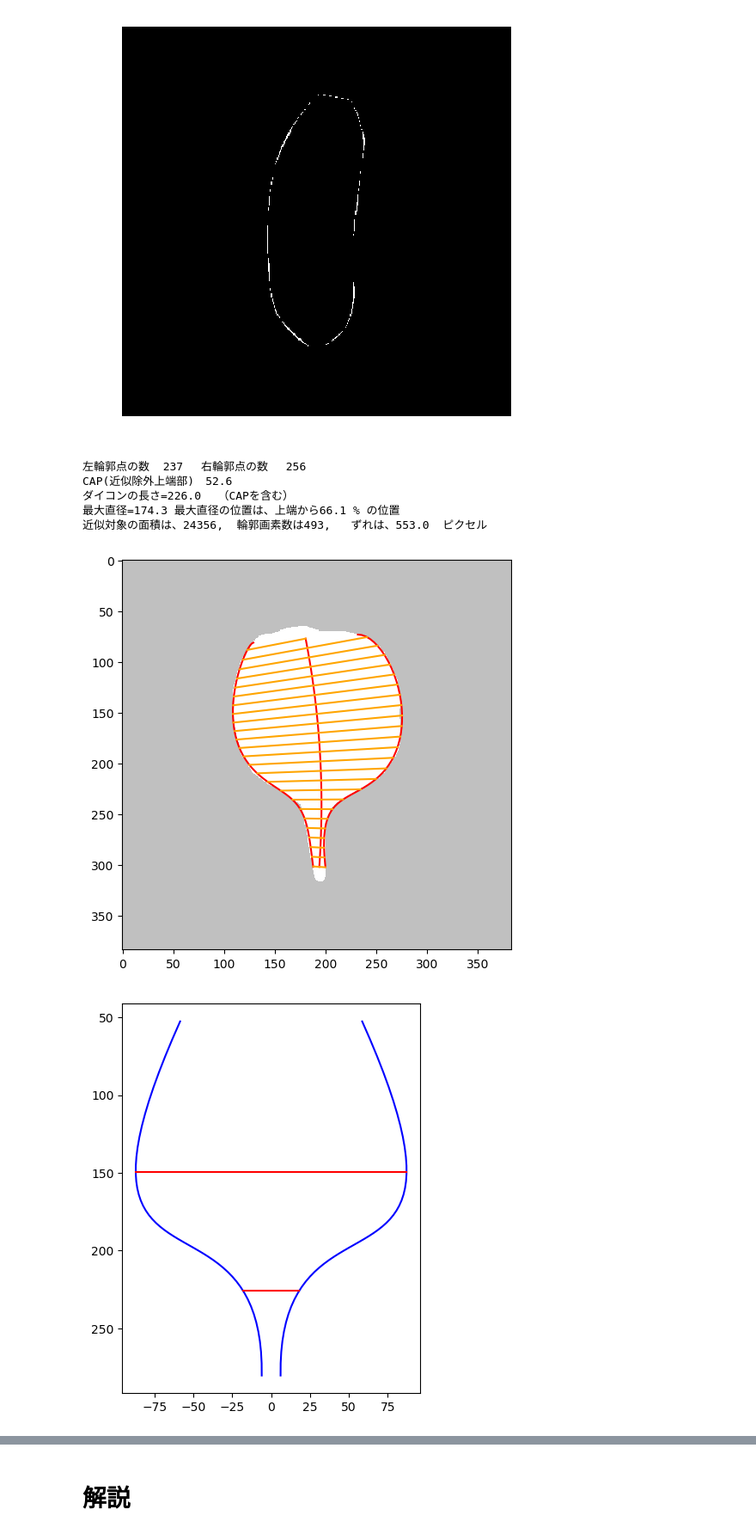
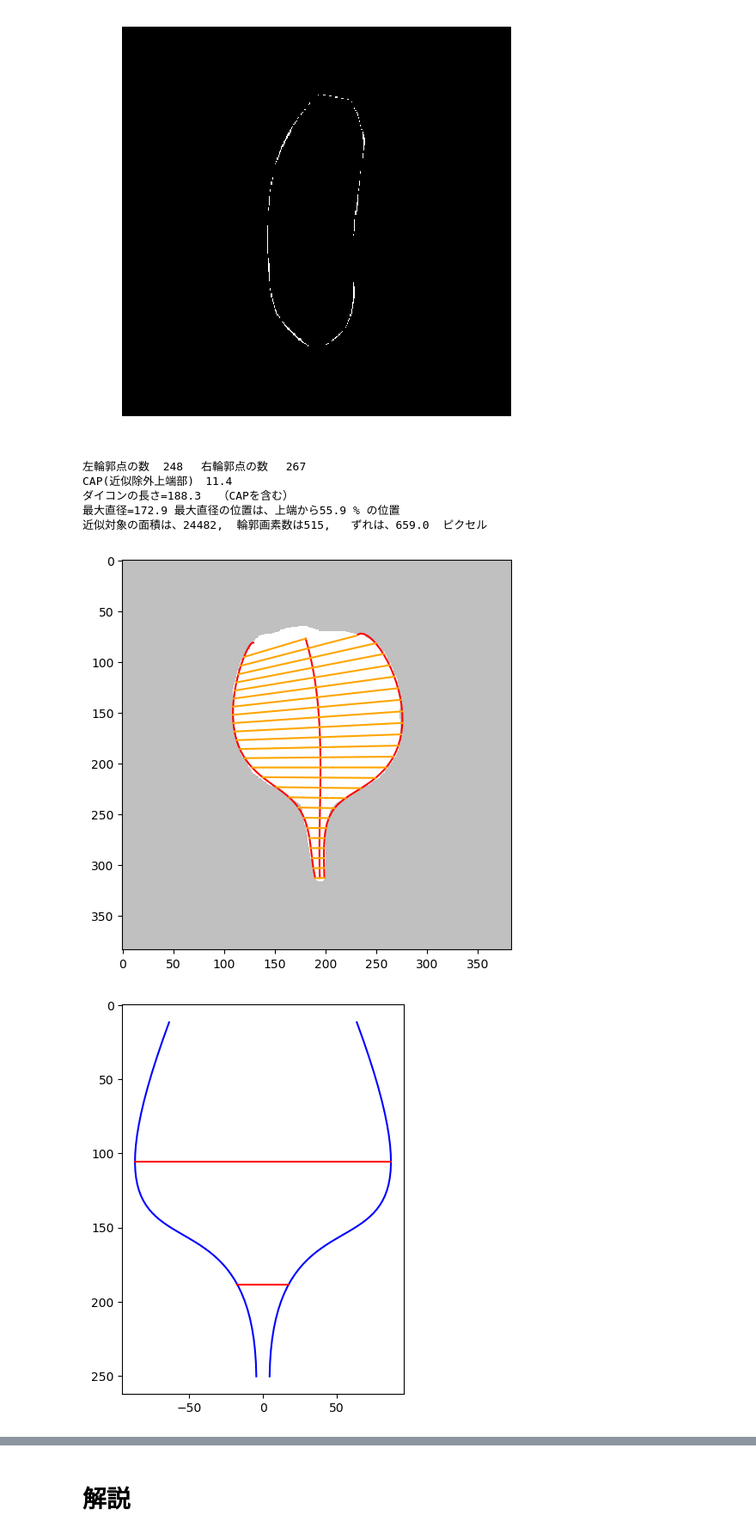
Before and after one commit to iciromaco/RL2nd, a Jupyter notebook: WORK.ipynb, the cells around one changed output, grey strips where cells are left out. Shown at 86% size. Drawn from its saved outputs; the diff is of its cells as text; code cells hidden in the pictures.

```diff
--- a/WORK.ipynb
+++ b/WORK.ipynb
@@ -445,8 +445,8 @@ def diffCnt2Bez(img,cnt,cntl,cntr,bezL,bezR, showImage=False):
     # XORを取って差分とする
     diffimg = cv2.bitwise_xor(canvas1,canvas2)
     # 上端、下端を結ぶ線分は誤差でないので取り除く
-    cv2.line(diffimg,(x00e,y00e),(x01e,y01e),0,4)
-    cv2.line(diffimg,(x10e,y10e),(x11e,y11e),0,4)
+    cv2.line(diffimg,(x00e,y00e),(x01e,y01e),0,5)
+    cv2.line(diffimg,(x10e,y10e),(x11e,y11e),0,5)
     areas = np.sum(diffimg/255)
 
     print('近似対象の面積は、{},  輪郭画素数は{},   ずれは、{}  ピクセル'.format(area,len(cntl)+len(cntr),areas))
@@ -455,6 +455,7 @@ def diffCnt2Bez(img,cnt,cntl,cntr,bezL,bezR, showImage=False):
         zeroimg = np.zeros_like(img)
         color1 = cv2.merge((diffimg,diffimg,diffimg))
         plt.figure(figsize=(6,6),dpi=100)
+        plt.gca().set_aspect('equal', adjustable='box') # アスペクト比を１：１に
         plotimg(color1)
 
     return canvas1,canvas2,areas
@@ -494,12 +495,12 @@ CAP(近似除外上端部)　3.8
 [figure]
 # %%
 img =imgs[1]
-approxAndMeasurement(img,M=4,N=5,C=2,L=3,precPara1=0.1,precPara2=0.01,n_samples=25,openmode=False,debugmode=False,showImage=True)
+approxAndMeasurement(img,M=4,N=5,C=3,L=3,precPara1=0.1,precPara2=0.01,n_samples=25,openmode=False,debugmode=False,showImage=True)
 # %% [output]
-左輪郭点の数  237 　右輪郭点の数　 256
-CAP(近似除外上端部)　52.6
-ダイコンの長さ=226.0　　（CAPを含む）
-最大直径=174.3 最大直径の位置は、上端から66.1 % の位置
-近似対象の面積は、24356,  輪郭画素数は493,   ずれは、553.0  ピクセル
+左輪郭点の数  248 　右輪郭点の数　 267
+CAP(近似除外上端部)　11.4
+ダイコンの長さ=188.3　　（CAPを含む）
+最大直径=172.9 最大直径の位置は、上端から55.9 % の位置
+近似対象の面積は、24482,  輪郭画素数は515,   ずれは、659.0  ピクセル
-[figure, old version]
+[figure, new version]
-[figure, old version]
+[figure, new version]
```
Also changed, not shown: parts of 21 cells of this notebook.
